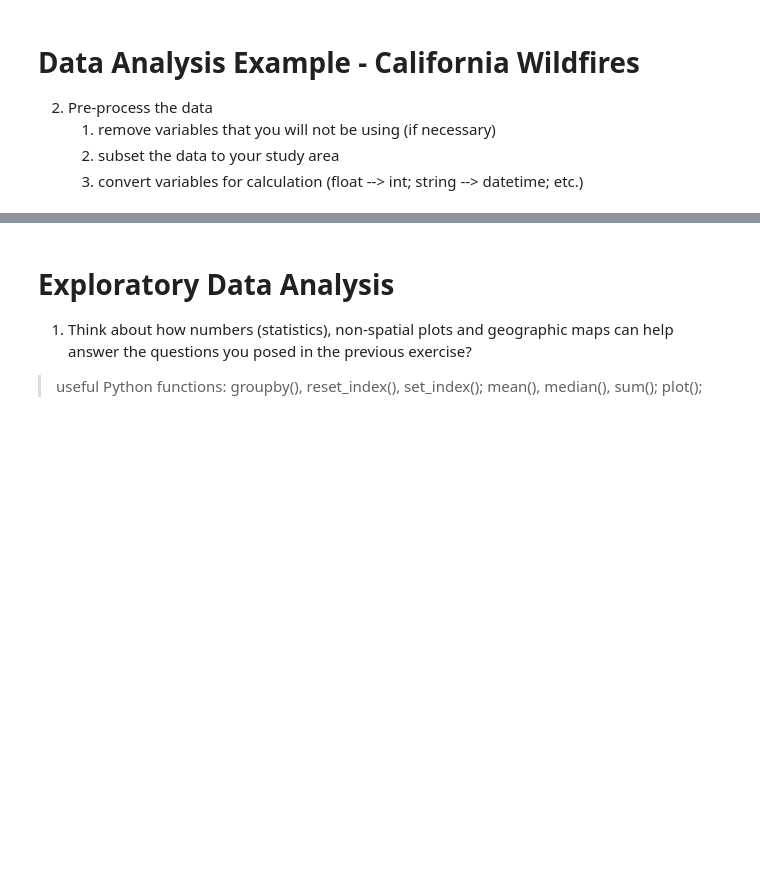
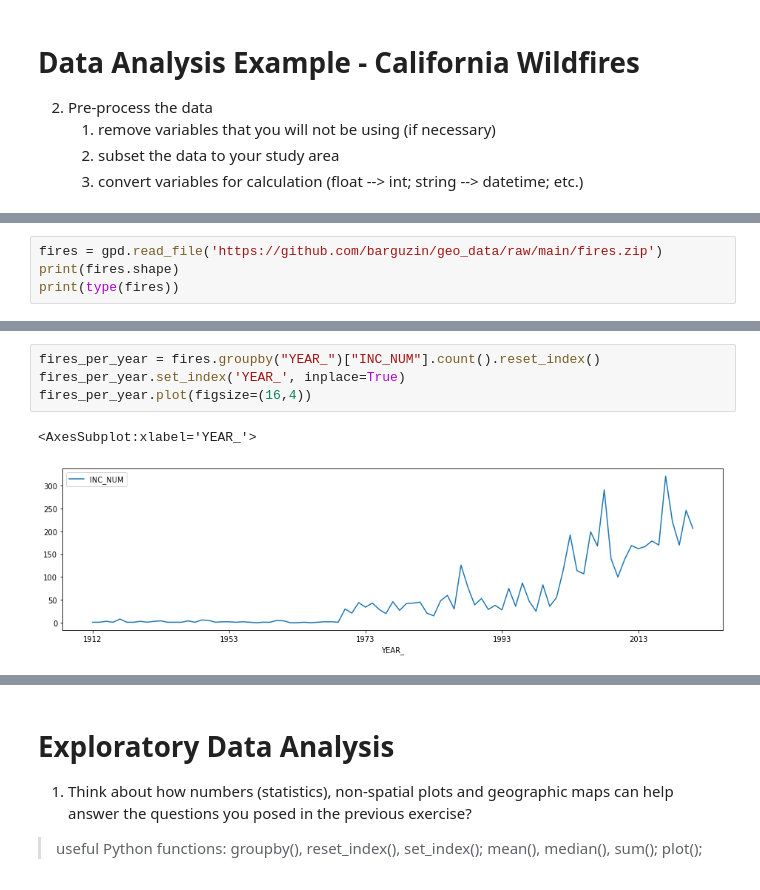
Before and after one commit to barguzin/ucsb_geog172, a Jupyter notebook: lectures/lecture05.ipynb, the cells around one changed output, grey strips where cells are left out. Drawn from its saved outputs; the diff is of its cells as text; blank space fills up the shorter version.

```diff
--- a/lectures/lecture05.ipynb
+++ b/lectures/lecture05.ipynb
@@ -73,0 +87,4 @@
+# %%
+fires = gpd.read_file('https://github.com/barguzin/geo_data/raw/main/fires.zip')
+print(fires.shape)
+print(type(fires))
@@ -74,2 +103,9 @@
+# %%
+fires_per_year = fires.groupby("YEAR_")["INC_NUM"].count().reset_index()
+fires_per_year.set_index('YEAR_', inplace=True)
+fires_per_year.plot(figsize=(16,4))
+# %% [output]
+<AxesSubplot:xlabel='YEAR_'>
+[figure, added]
 # %%
 # subset the data to only include one year
```
Also changed, not shown: parts of 9 cells of this notebook.
